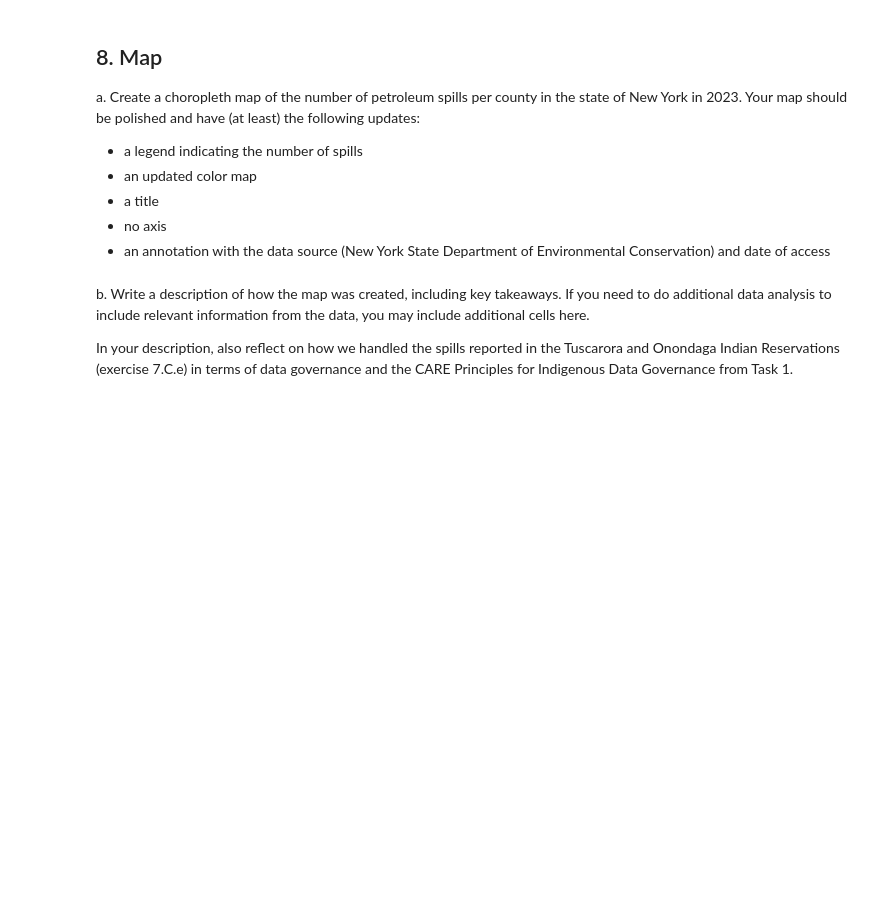
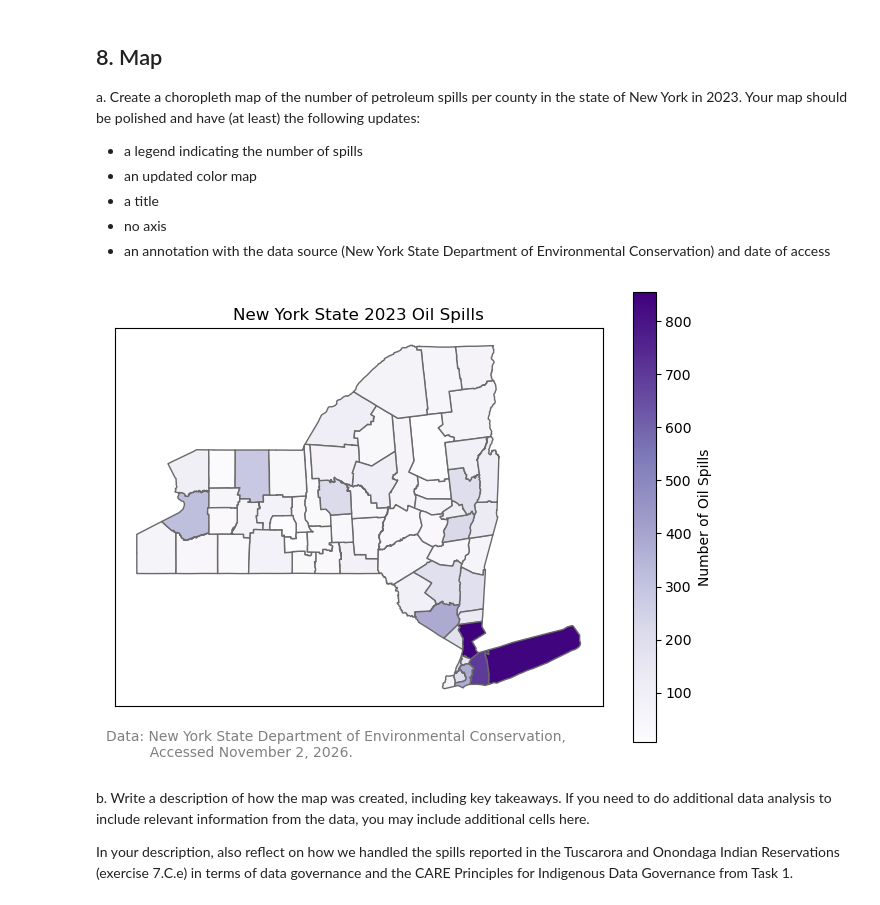
Before and after one commit to ssoriano22/eds220-hwk3, a Jupyter notebook: hwk3-task2-spills.ipynb, the cells around one changed output. Drawn from its saved outputs; the diff is of its cells as text; code cells hidden in the pictures; blank space fills up the shorter version.

```diff
--- a/hwk3-task2-spills.ipynb
+++ b/hwk3-task2-spills.ipynb
@@ -796,6 +796,36 @@ Your map should be polished and have (at least) the following updates:
 - a title
 - no axis
 - an annotation with the data source (New York State Department of Environmental Conservation) and date of access
+# %%
+# Make ny_spills a geodataframe
+ny_spills_geo = gpd.GeoDataFrame(ny_spills,geometry='geometry')
+
+# Initialize empty figure
+fig, ax = plt.subplots()
+
+# Add data to axes
+ny_spills_geo.plot(ax = ax,         # Add plot to axes
+                   edgecolor = "dimgrey", # Color point outline
+                   column = ny_spills['n_spills'],  # Assign column for color
+                   cmap = 'Purples', # Define color palette
+                   legend = True, # Add color legend
+                   legend_kwds = {'label':'Number of Oil Spills'} # Add legend label
+                 )
+
+# Update axes
+ax.set_title('New York State 2023 Oil Spills')
+# Remove xticks and yticks
+ax.set_xticks([])
+ax.set_yticks([])
+
+# Add data caption
+plt.figtext(0.01, 0.0,"Data: New York State Department of Environmental Conservation,\n          Accessed November 2, 2026.", color = "grey")
+
+# Display figure
+plt.tight_layout()
+plt.show()
+# %% [output]
+[figure, added]
 # %% [markdown]
 b. Write a description of how the map was created, including key takeaways. If you need to do additional data analysis to include relevant information from the data, you may include additional cells here.
 
```
